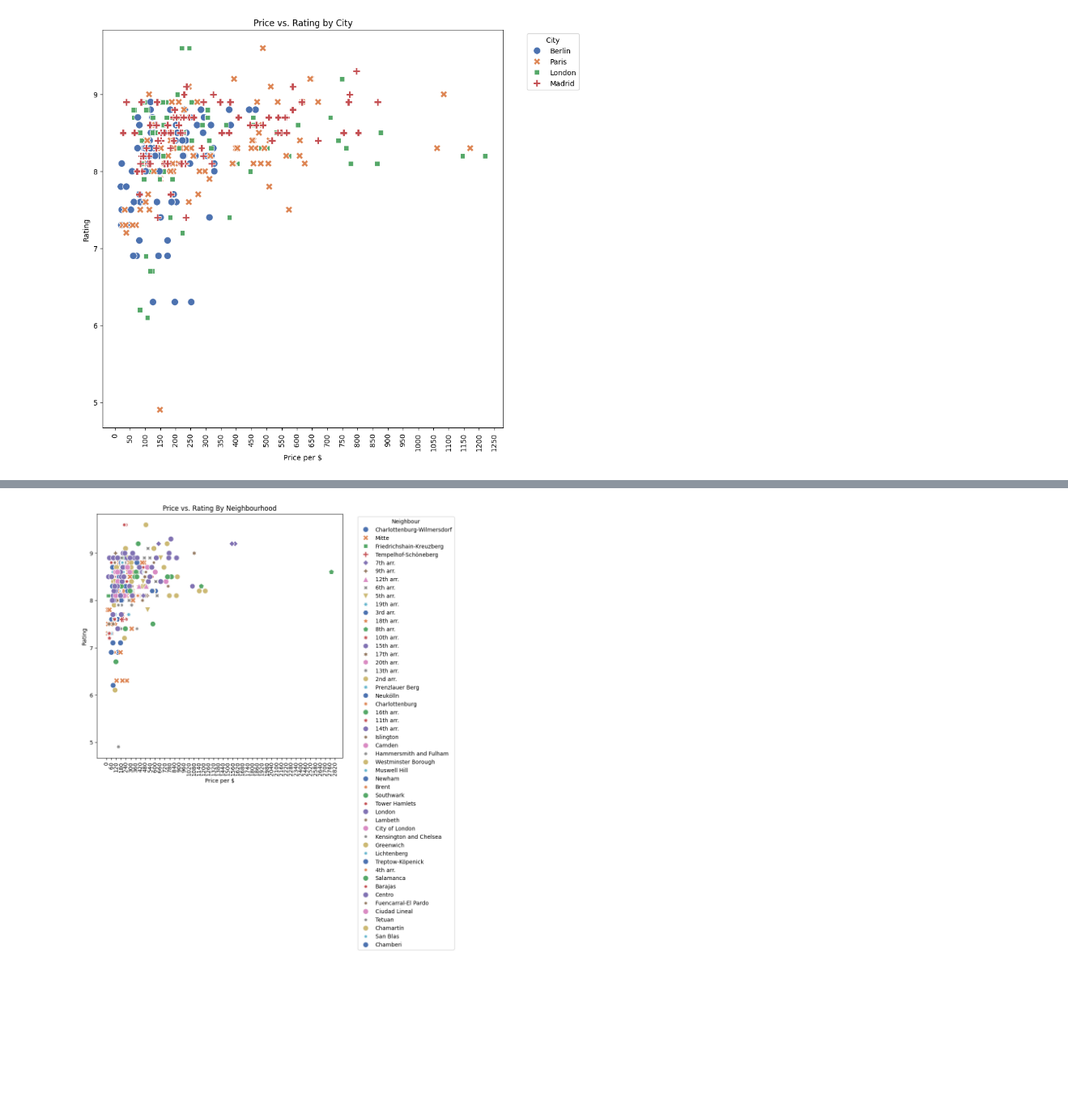
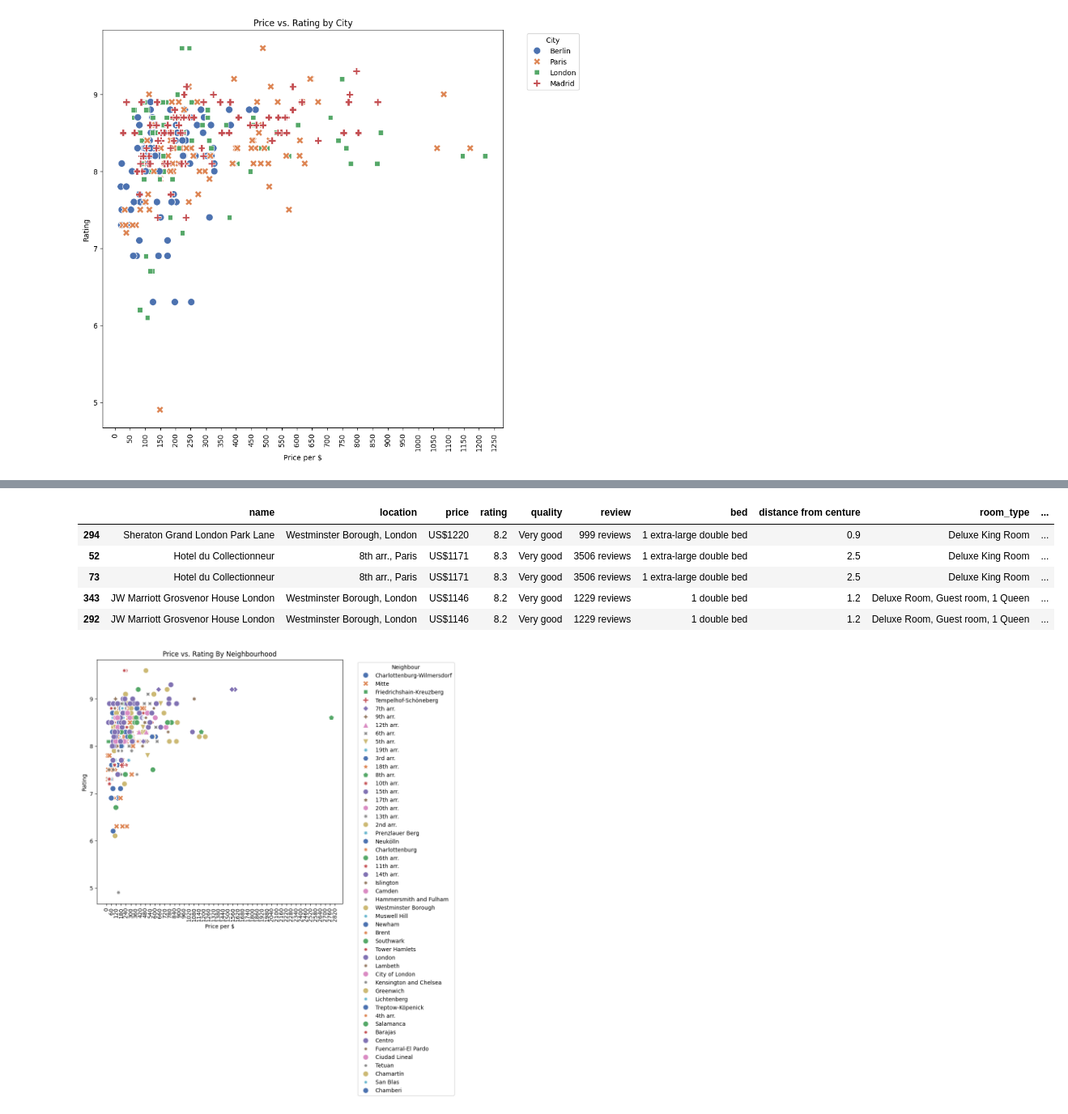
Before and after one commit to amirmfarzane/Data-Science-Course-Projects, a Jupyter notebook: P1/analysis.ipynb, the cells around one changed output, grey strips where cells are left out. Shown at 81% size. Cells and saved outputs as stored; diff of their text form; code cells hidden in the pictures; blank space fills up the shorter version.

```diff
--- a/P1/analysis.ipynb
+++ b/P1/analysis.ipynb
@@ -210,4 +210,6 @@ city_rating_price(filtered_df)
 # %% [output]
 [figure]
 # %%
-cities_walth =
+cities_walth = filtered_df.sort_values(by = ['price2'], ascending=False)
+cities_walth2 = cities_walth.loc[:, ['city', 'price2']]
+cities_walth2.groupby(['city']).mean().sort_values(by = ['price2'], ascending=False)
@@ -214,3 +223,12 @@ cities_walth =
+# %%
+cities_walth.head(5)
+# %% [output]
+|  | name | location | price | rating | quality | review | bed | distance from centure | room_type | ... |
+| 294 | Sheraton Grand London Park Lane | Westminster Borough, London | US$1220 | 8.2 | Very good | 999 reviews | 1 extra-large double bed | 0.9 | Deluxe King Room | ... |
+| 52 | Hotel du Collectionneur | 8th arr., Paris | US$1171 | 8.3 | Very good | 3506 reviews | 1 extra-large double bed | 2.5 | Deluxe King Room | ... |
+| 73 | Hotel du Collectionneur | 8th arr., Paris | US$1171 | 8.3 | Very good | 3506 reviews | 1 extra-large double bed | 2.5 | Deluxe King Room | ... |
+| 343 | JW Marriott Grosvenor House London | Westminster Borough, London | US$1146 | 8.2 | Very good | 1229 reviews | 1 double bed | 1.2 | Deluxe Room, Guest room, 1 Queen | ... |
+| 292 | JW Marriott Grosvenor House London | Westminster Borough, London | US$1146 | 8.2 | Very good | 1229 reviews | 1 double bed | 1.2 | Deluxe Room, Guest room, 1 Queen | ... |
 # %%
 london_df = df[df['city'] == 'London']
 paris_df = df[df['city'] == 'Paris']
```
Also changed, not shown: parts of 1 cell of this notebook.
